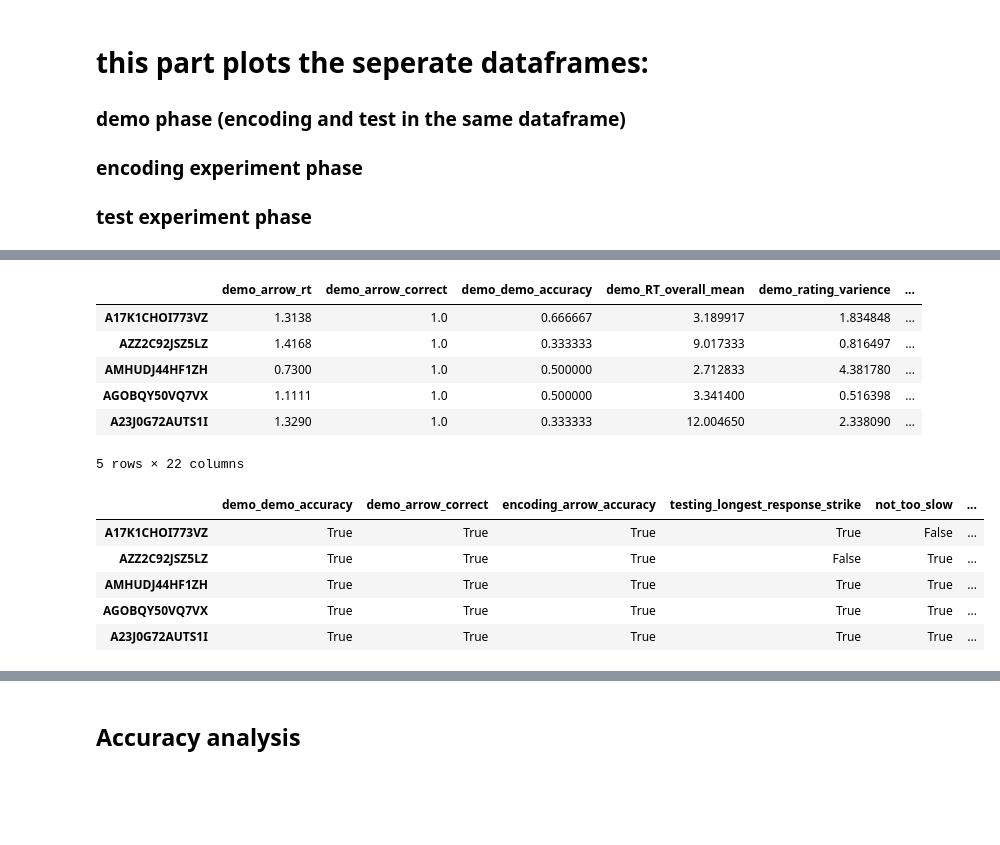
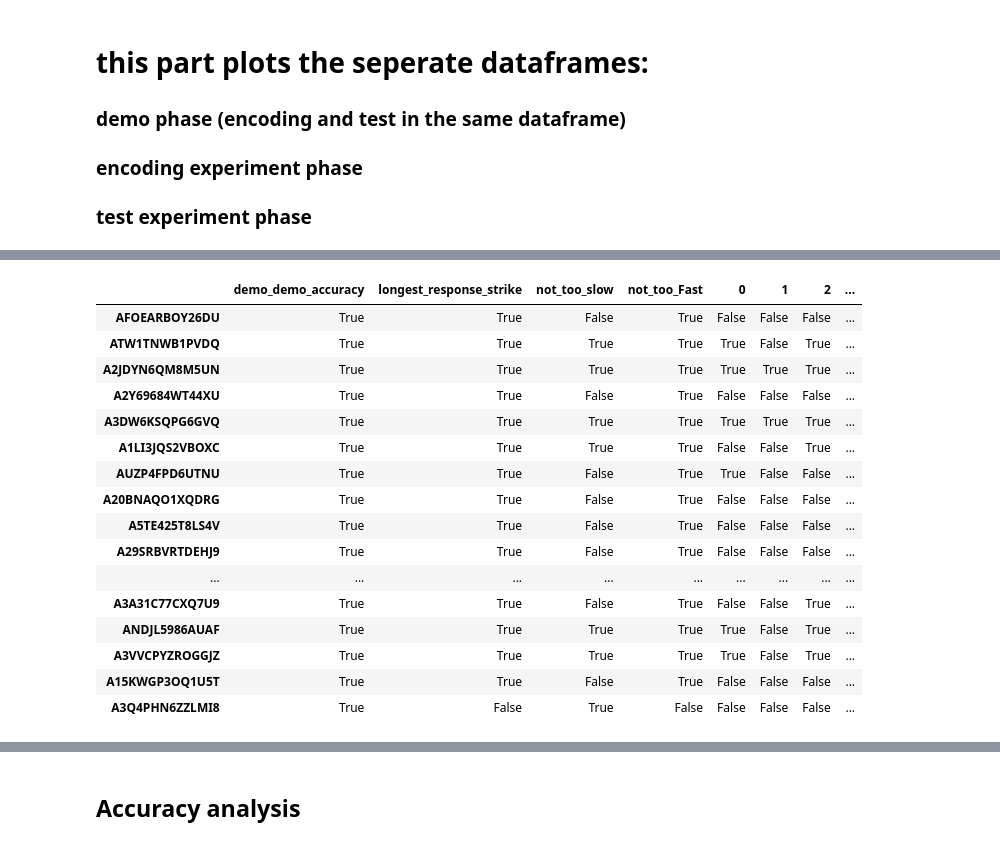
Before and after one commit to edenjenzohar/visual_memory_representation, a Jupyter notebook: functions/multicategory working memory/experiment analysis/parse_results_same_day_encoding_and_testing.ipynb, the cells around one changed output, grey strips where cells are left out. Drawn from its saved outputs; the diff is of its cells as text; code cells hidden in the pictures; blank space fills up the shorter version.

```diff
--- a/functions/multicategory working memory/experiment analysis/parse_results_same_day_encoding_and_testing.ipynb
+++ b/functions/multicategory working memory/experiment analysis/parse_results_same_day_encoding_and_testing.ipynb
@@ -35,11 +36,9 @@ def set_criterions(type='strict'):
     #update the non changing ciretrions:
     criterions_df['longest_allowed_consequtive_strike']=15
     criterions_df['fast_threshold']=0.3
-    criterions_df['rating_varience_demo'] = 0
 
     if type=='strict':
         criterions_df['demo_accuracy_treshold']=0.5
-
         criterions_df['fast_allowed_count']=3
         criterions_df['slow_threshold']=10
         criterions_df['slow_allowed_count']=2
@@ -491,5 +386,5 @@ all_subjects_summary_testing_info.head()
 # %%
-def find_outlier_responses(sub_test_dataframe,fast_threshold=0.1,fast_allowed_count=2,slow_threshold=10,slow_allowed_count=2):
-    isfast_outlier=(sub_test_dataframe['test_test_response.rt']<fast_threshold).sum()>fast_allowed_count
-    isslow_outlier=(sub_test_dataframe['test_test_response.rt']>slow_threshold).sum()>slow_allowed_count
+def find_outlier_responses(sub_test_dataframe,fast_threshold=0.1,fast_allowed_count=2,slow_threshold=10,slow_allowed_count=2,col_name='test_key_resp.rt'):
+    isfast_outlier=(sub_test_dataframe[col_name]<fast_threshold).sum()>fast_allowed_count
+    isslow_outlier=(sub_test_dataframe[col_name]>slow_threshold).sum()>slow_allowed_count
     return isfast_outlier,isslow_outlier
@@ -496,47 +412,44 @@ def find_outlier_responses(sub_test_dataframe,fast_threshold=0.1,fast_allowed_co
 # %%
 #combine all oneliners into a single matrix - 1 line per participant with all information we want:
-data_df_for_analysis=pd.concat([all_subjects_summary_demo_info,all_subjects_summary_encoding_info,all_subjects_summary_testing_info],axis=1)
+data_df_for_analysis=pd.concat([all_subjects_summary_demo_info,all_subjects_summary_rating_and_acc_info],axis=1)
 
+#see if the participant convinces us that they perform above chance level accoarding to the amount of elligable trials:
+a=data_df_for_analysis['level_1_accuracy'].values>=binom_criterion_df['level_0_min_n'].values
+b=data_df_for_analysis['level_3_accuracy'].values>=binom_criterion_df['level_1_min_n'].values
+c=data_df_for_analysis['Test_overall_accuracy'].values>=binom_criterion_df['both_min_n'].values
 
+binom_crit_df=pd.DataFrame([a,b,c]).T
+binom_crit_df.sum(axis=1)>0
+binom_crit_df['qualified_binom']=binom_crit_df.sum(axis=1)>0
+binom_crit_df.index=data_df_for_analysis.index
 
-#as each participant saw 20 distractors per layer, we need atleast 0.75 (15/20) accuracy in one of the layers or above 0.616 (37/60) in the overall:
 
 #how many participants would fail the demo (did not correctly answered the arrow or had less than 60% performence)
 demo_criterions_accuracy=data_df_for_analysis['demo_demo_accuracy']>=criterions_df['demo_accuracy_treshold']
-demo_criterions_attention_check=data_df_for_analysis['demo_arrow_correct']>=criterions_df['demo_arrow_correctness']
-#find which participants performed pooly on the attention checks of the experiment encoding phase:
-encoding_ciriterions=data_df_for_analysis['encoding_arrow_accuracy']>criterions_df['encoding_arrow_accuracy']
 #remove participants that are too slow:
-test_criterions_strike=data_df_for_analysis['testing_longest_response_strike']<criterions_df['longest_allowed_consequtive_strike']
+test_criterions_strike=data_df_for_analysis['longest_response_strike']<criterions_df['longest_allowed_consequtive_strike']
 
 # remove patients with a rating varience that is very low - didnt rate acuratly.
-demo_criterion_rating_var = data_df_for_analysis['demo_rating_varience']>criterions_df['rating_varience_demo']
-test_criterion_rating_var = data_df_for_analysis['testing_rating_varience']>criterions_df['rating_varience_test']
+test_criterion_rating_var = data_df_for_analysis['rating_varience']>criterions_df['rating_varience_test']
 
 too_fast_criterions=[]
 too_slow_criterions=[]
 for subject in data_df_for_analysis.index:
-
-    sub_test_dataframe=all_subjects_test_df[all_subjects_test_df['subject']==subject]
-    toofast_criterion,tooslow_criterion=find_outlier_responses(sub_test_dataframe,fast_threshold=criterions_df['fast_threshold'],fast_allowed_count=criterions_df['fast_allowed_count'],slow_threshold=criterions_df['slow_threshold'],slow_allowed_count=criterions_df['slow_allowed_count'])
+    cur_sub_rating_and_acc=all_subjects_rating_and_accuracy_df.loc[all_subjects_rating_and_accuracy_df['subject']==subject]
+    toofast_criterion,tooslow_criterion=find_outlier_responses(cur_sub_rating_and_acc,fast_threshold=criterions_df['fast_threshold'],fast_allowed_count=criterions_df['fast_allowed_count'],slow_threshold=criterions_df['slow_threshold'],slow_allowed_count=criterions_df['slow_allowed_count'])
     too_slow_criterions.append(not tooslow_criterion)
     too_fast_criterions.append(not toofast_criterion)
 
 
 
 print(f'summary for criterions:')
+print(f'did not reach the minimum correct trials per condition or overall (resulting in a significant binom test) {binom_crit_df["qualified_binom"].sum()}')
 print(f'demo accuracy higher than {criterions_df.demo_accuracy_treshold} - qualified: {demo_criterions_accuracy.sum()}')
-print(f'demo attention check correctness equals {criterions_df.demo_arrow_correctness} - qualified: {demo_criterions_attention_check.sum()}')
-print(f'experiment encoding attention check accuracy {criterions_df.encoding_arrow_accuracy} - qualified: {encoding_ciriterions.sum()}')
 print(f'experiment longest consequtive strike of maximum of  {criterions_df.longest_allowed_consequtive_strike} responses - qualified: {test_criterions_strike.sum()}')
 print(f'test too fast (thresold: {criterions_df.fast_threshold}, allowed count: {criterions_df.fast_allowed_count} qualified: {sum(too_fast_criterions)}')
 print(f'test too slow (thresold: {criterions_df.slow_threshold}, allowed count: {criterions_df.slow_allowed_count} qualified: {sum(too_slow_criterions)}')
-print(f'demo rating varience higher than {criterions_df.rating_varience_demo} - qualified: {len(demo_criterion_rating_var)}')
-#accuracy criterion on the test:
-test_accuracy_critertions=(data_df_for_analysis['testing_Test_overall_accuracy']>=criterions_df['binom_averages']) | (data_df_for_analysis[['testing_layer_1_accuracy' ,'testing_layer_3_accuracy']]>=criterions_df['binom_single_layer']).T.any()
 #remove participants that were discarded based on behavior up to the test and now qualify or disqualify based on test accuracy (do they have atleast 1 significant (binomial test) accuracy in one layer, or above threshold in overall accuracy )
-only_qualified=demo_criterions_accuracy & demo_criterions_attention_check & encoding_ciriterions & test_criterions_strike & too_fast_criterions & too_slow_criterions & test_accuracy_critertions & demo_criterion_rating_var
-print(f'above chance accuracy in test, qualified: {sum(test_accuracy_critertions)}')
+only_qualified=demo_criterions_accuracy & test_criterions_strike & too_fast_criterions & too_slow_criterions  &  binom_crit_df['qualified_binom']
 print(f'OVERALL: number of qualified participants (adhere to all criterions): {sum(only_qualified)}')
 # %% [output]
 summary for criterions:
@@ -559,27 +462,28 @@ test_qualified_per_trial_df = test_qualified_per_trial_df.reset_index(drop=True)
-# %%
-data_df_for_analysis.head(5)
-# %% [output]
-|  | demo_arrow_rt | demo_arrow_correct | demo_demo_accuracy | demo_RT_overall_mean | demo_rating_varience | ... |
-| A17K1CHOI773VZ | 1.3138 | 1.0 | 0.666667 | 3.189917 | 1.834848 | ... |
-| AZZ2C92JSZ5LZ | 1.4168 | 1.0 | 0.333333 | 9.017333 | 0.816497 | ... |
-| AMHUDJ44HF1ZH | 0.7300 | 1.0 | 0.500000 | 2.712833 | 4.381780 | ... |
-| AGOBQY50VQ7VX | 1.1111 | 1.0 | 0.500000 | 3.341400 | 0.516398 | ... |
-| A23J0G72AUTS1I | 1.3290 | 1.0 | 0.333333 | 12.004650 | 2.338090 | ... |
-5 rows × 22 columns
 # %%
 #update the batch_workers_df  with columns representing disqualification reasons:
 tooslow_df=pd.DataFrame(data=too_slow_criterions,index=data_df_for_analysis.index,columns=['not_too_slow'])
 toofast_df=pd.DataFrame(data=too_fast_criterions,index=data_df_for_analysis.index,columns=['not_too_Fast'])
 test_accuracy_critertions=pd.DataFrame(data=test_accuracy_critertions,index=data_df_for_analysis.index, columns=['sufficient_test_acc'])
-disqualification_df=pd.concat([demo_criterions_accuracy,demo_criterions_attention_check,encoding_ciriterions,test_criterions_strike,tooslow_df,toofast_df,test_accuracy_critertions,demo_criterion_rating_var],axis=1)
-disqualification_df.head(5)
+disqualification_df=pd.concat([demo_criterions_accuracy,test_criterions_strike,tooslow_df,toofast_df,binom_crit_df],axis=1)
+disqualification_df.head(50)
 # %% [output]
-|  | demo_demo_accuracy | demo_arrow_correct | encoding_arrow_accuracy | testing_longest_response_strike | not_too_slow | ... |
-| A17K1CHOI773VZ | True | True | True | True | False | ... |
-| AZZ2C92JSZ5LZ | True | True | True | False | True | ... |
-| AMHUDJ44HF1ZH | True | True | True | True | True | ... |
-| AGOBQY50VQ7VX | True | True | True | True | True | ... |
-| A23J0G72AUTS1I | True | True | True | True | True | ... |
+|  | demo_demo_accuracy | longest_response_strike | not_too_slow | not_too_Fast | 0 | 1 | 2 | ... |
+| AFOEARBOY26DU | True | True | False | True | False | False | False | ... |
+| ATW1TNWB1PVDQ | True | True | True | True | True | False | True | ... |
+| A2JDYN6QM8M5UN | True | True | True | True | True | True | True | ... |
+| A2Y69684WT44XU | True | True | False | True | False | False | False | ... |
+| A3DW6KSQPG6GVQ | True | True | True | True | True | True | True | ... |
+| A1LI3JQS2VBOXC | True | True | True | True | False | False | True | ... |
+| AUZP4FPD6UTNU | True | True | False | True | True | False | False | ... |
+| A20BNAQO1XQDRG | True | True | False | True | False | False | False | ... |
+| A5TE425T8LS4V | True | True | False | True | False | False | False | ... |
+| A29SRBVRTDEHJ9 | True | True | False | True | False | False | False | ... |
+| ... | ... | ... | ... | ... | ... | ... | ... | ... |
+| A3A31C77CXQ7U9 | True | True | False | True | False | False | True | ... |
+| ANDJL5986AUAF | True | True | True | True | True | False | True | ... |
+| A3VVCPYZROGGJZ | True | True | True | True | True | False | True | ... |
+| A15KWGP3OQ1U5T | True | True | False | True | False | False | False | ... |
+| A3Q4PHN6ZZLMI8 | True | False | True | False | False | False | False | ... |
 # %%
 #merge workers_df with disqualification and save:
 index_list=[ind.split('_')[0] for ind in disqualification_df.index]
```
Also changed, not shown: parts of 45 cells of this notebook.
